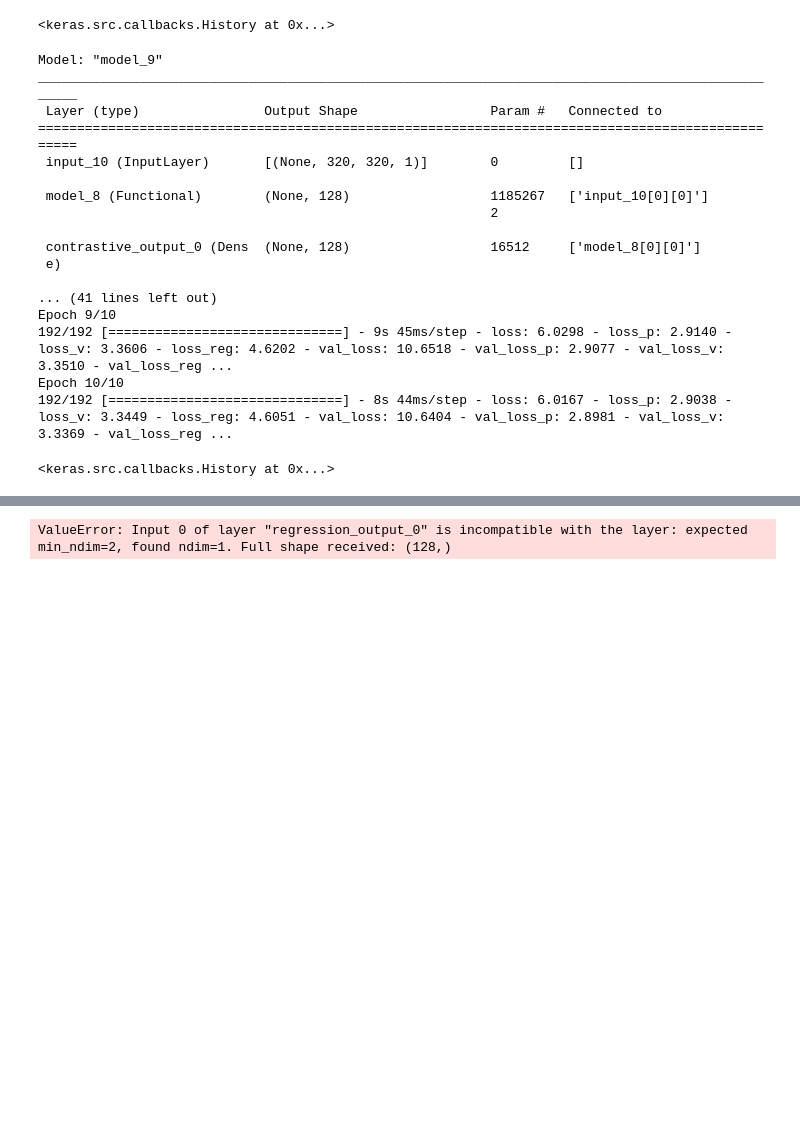
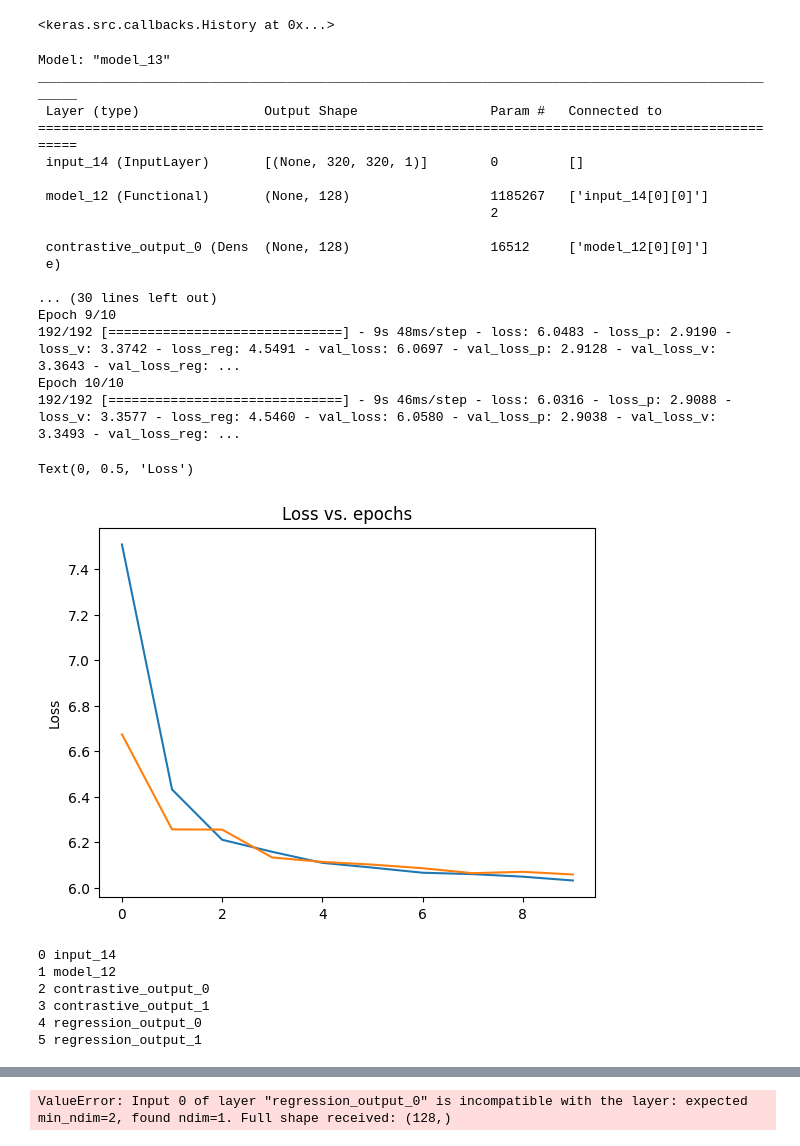
Before and after one commit to jpsousaUP/SSL_Project_1, a Jupyter notebook: notebooks/FullParameters/test_SupeervisedContrastiveLoss copy 2.ipynb, the cells around one changed output, grey strips where cells are left out. Cells and saved outputs as stored; diff of their text form; code cells hidden in the pictures; blank space fills up the shorter version.

```diff
--- a/notebooks/FullParameters/test_SupeervisedContrastiveLoss copy 2.ipynb
+++ b/notebooks/FullParameters/test_SupeervisedContrastiveLoss copy 2.ipynb
@@ -443,23 +443,44 @@ model.compile(optimizer=tf.keras.optimizers.Adam(learning_rate))
 batch_size = 64
 epochs = 10
 
-model.fit(x=X_train, y=y_train, batch_size=batch_size, epochs=epochs, validation_split=0.2)
+history = model.fit(x=X_train, y=y_train, batch_size=batch_size, epochs=epochs, validation_split=0.2)
 # %% [output]
-Model: "model_9"
+Model: "model_13"
 __________________________________________________________________________________________________
  Layer (type)                Output Shape                 Param #   Connected to
 ==================================================================================================
- input_10 (InputLayer)       [(None, 320, 320, 1)]        0         []
+ input_14 (InputLayer)       [(None, 320, 320, 1)]        0         []
 
- model_8 (Functional)        (None, 128)                  1185267   ['input_10[0][0]']
+ model_12 (Functional)       (None, 128)                  1185267   ['input_14[0][0]']
                                                           2
 
- contrastive_output_0 (Dens  (None, 128)                  16512     ['model_8[0][0]']
+ contrastive_output_0 (Dens  (None, 128)                  16512     ['model_12[0][0]']
  e)
 
-... (41 lines left out)
+... (30 lines left out)
 Epoch 9/10
-192/192 [==============================] - 9s 45ms/step - loss: 6.0298 - loss_p: 2.9140 - loss_v: 3.3606 - loss_reg: 4.6202 - val_loss: 10.6518 - val_loss_p: 2.9077 - val_loss_v: 3.3510 - val_loss_reg ...
+192/192 [==============================] - 9s 48ms/step - loss: 6.0483 - loss_p: 2.9190 - loss_v: 3.3742 - loss_reg: 4.5491 - val_loss: 6.0697 - val_loss_p: 2.9128 - val_loss_v: 3.3643 - val_loss_reg: ...
 Epoch 10/10
-192/192 [==============================] - 8s 44ms/step - loss: 6.0167 - loss_p: 2.9038 - loss_v: 3.3449 - loss_reg: 4.6051 - val_loss: 10.6404 - val_loss_p: 2.8981 - val_loss_v: 3.3369 - val_loss_reg ...
+192/192 [==============================] - 9s 46ms/step - loss: 6.0316 - loss_p: 2.9088 - loss_v: 3.3577 - loss_reg: 4.5460 - val_loss: 6.0580 - val_loss_p: 2.9038 - val_loss_v: 3.3493 - val_loss_reg: ...
-<keras.src.callbacks.History at 0x...>
+# %%
+# plot loss
+import matplotlib.pyplot as plt
+
+plt.plot(history.history["loss"])
+plt.plot(history.history["val_loss"])
+plt.title("Loss vs. epochs")
+plt.ylabel("Loss")
+# %% [output]
+Text(0, 0.5, 'Loss')
+[figure, added]
+# %%
+# list all layers in econder_with_projection_head and print index and name
+for i, layer in enumerate(encoder_with_projection_head.layers):
+    print(i, layer.name)
+# %% [output]
+0 input_14
+1 model_12
+2 contrastive_output_0
+3 contrastive_output_1
+4 regression_output_0
+5 regression_output_1
```
Also changed, not shown: parts of 3 cells of this notebook.
